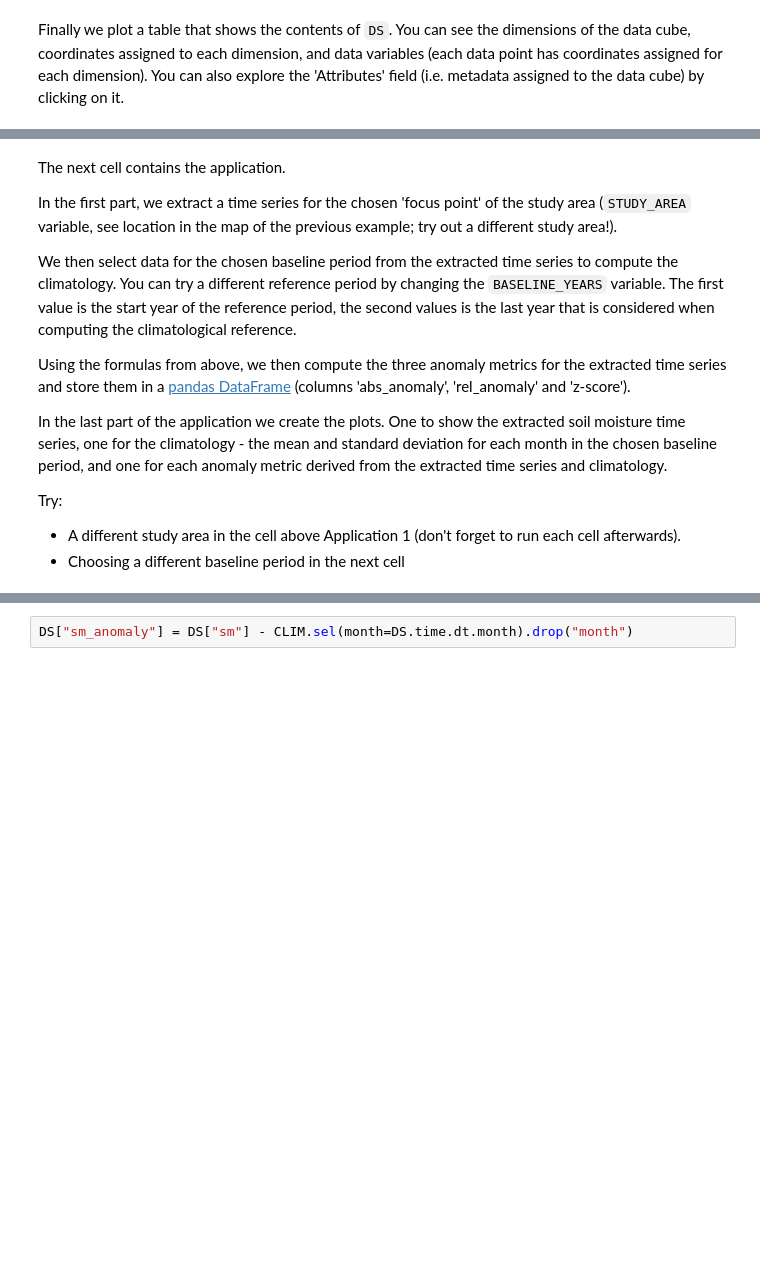
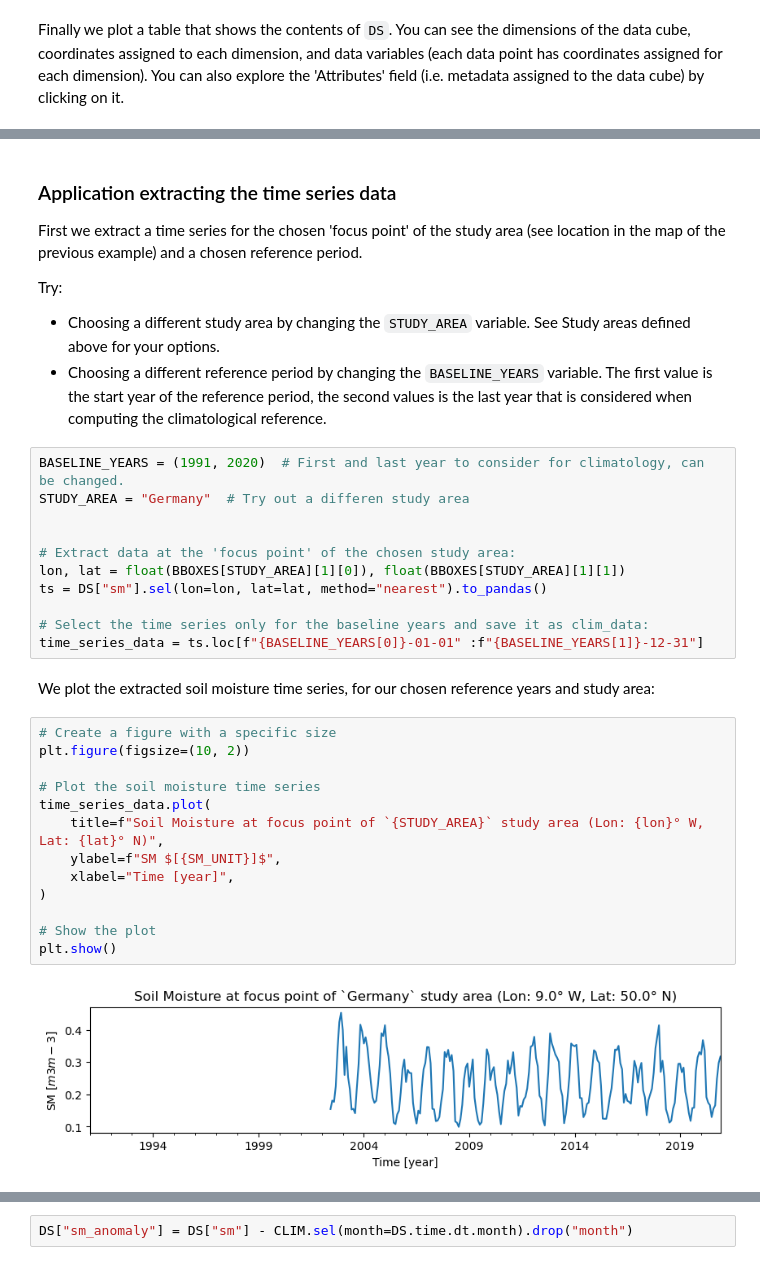
Before and after one commit to ecmwf-training/c3s-training-submodule-sat-obs-hydro-cryo, a Jupyter notebook: soil-moisture-anomalies.ipynb, the cells around one changed output, grey strips where cells are left out. Cells and saved outputs as stored; diff of their text form; blank space fills up the shorter version.

```diff
--- a/soil-moisture-anomalies.ipynb
+++ b/soil-moisture-anomalies.ipynb
@@ -468,14 +536,36 @@ There are different ways to express anomalies. For example:
 # %% [markdown]
-The next cell contains the application.
+### Application extracting the time series data
 
-In the first part, we extract a time series for the chosen 'focus point' of the study area (`STUDY_AREA` variable, see location in the map of the previous example; try out a different study area!).
-
-We then select data for the chosen baseline period from the extracted time series to compute the climatology. You can try a different reference period by changing the `BASELINE_YEARS` variable. The first value is the start year of the reference period, the second values is the last year that is considered when computing the climatological reference.
-
-Using the formulas from above, we then compute the three anomaly metrics for the extracted time series and store them in a [pandas DataFrame](https://pandas.pydata.org/docs/reference/api/pandas.DataFrame.html) (columns 'abs_anomaly', 'rel_anomaly' and 'z-score').
-
-In the last part of the application we create the plots. One to show the extracted soil moisture time series, one for the climatology - the mean and standard deviation for each month in the chosen baseline period, and one for each anomaly metric derived from the extracted time series and climatology.
+First we extract a time series for the chosen 'focus point' of the study area (see location in the map of the previous example) and a chosen reference period.
 
 Try:
-- A different study area in the cell above Application 1 (don't forget to run each cell afterwards).
-- Choosing a different baseline period in the next cell
+- Choosing a different study area by changing the `STUDY_AREA` variable. See Study areas defined above for your options.
+- Choosing a different reference period by changing the `BASELINE_YEARS` variable. The first value is the start year of the reference period, the second values is the last year that is considered when computing the climatological reference.
+# %%
+BASELINE_YEARS = (1991, 2020)  # First and last year to consider for climatology, can be changed.
+STUDY_AREA = "Germany"  # Try out a differen study area
+
+
+# Extract data at the 'focus point' of the chosen study area:
+lon, lat = float(BBOXES[STUDY_AREA][1][0]), float(BBOXES[STUDY_AREA][1][1])
+ts = DS["sm"].sel(lon=lon, lat=lat, method="nearest").to_pandas()
+
+# Select the time series only for the baseline years and save it as clim_data:
+time_series_data = ts.loc[f"{BASELINE_YEARS[0]}-01-01" :f"{BASELINE_YEARS[1]}-12-31"]
+# %% [markdown]
+We plot the extracted soil moisture time series, for our chosen reference years and study area:
+# %%
+# Create a figure with a specific size
+plt.figure(figsize=(10, 2))
+
+# Plot the soil moisture time series
+time_series_data.plot(
+    title=f"Soil Moisture at focus point of `{STUDY_AREA}` study area (Lon: {lon}° W, Lat: {lat}° N)",
+    ylabel=f"SM $[{SM_UNIT}]$",
+    xlabel="Time [year]",
+)
+
+# Show the plot
+plt.show()
+# %% [output]
+[figure, added]
```
Also changed, not shown: parts of 59 cells of this notebook.
